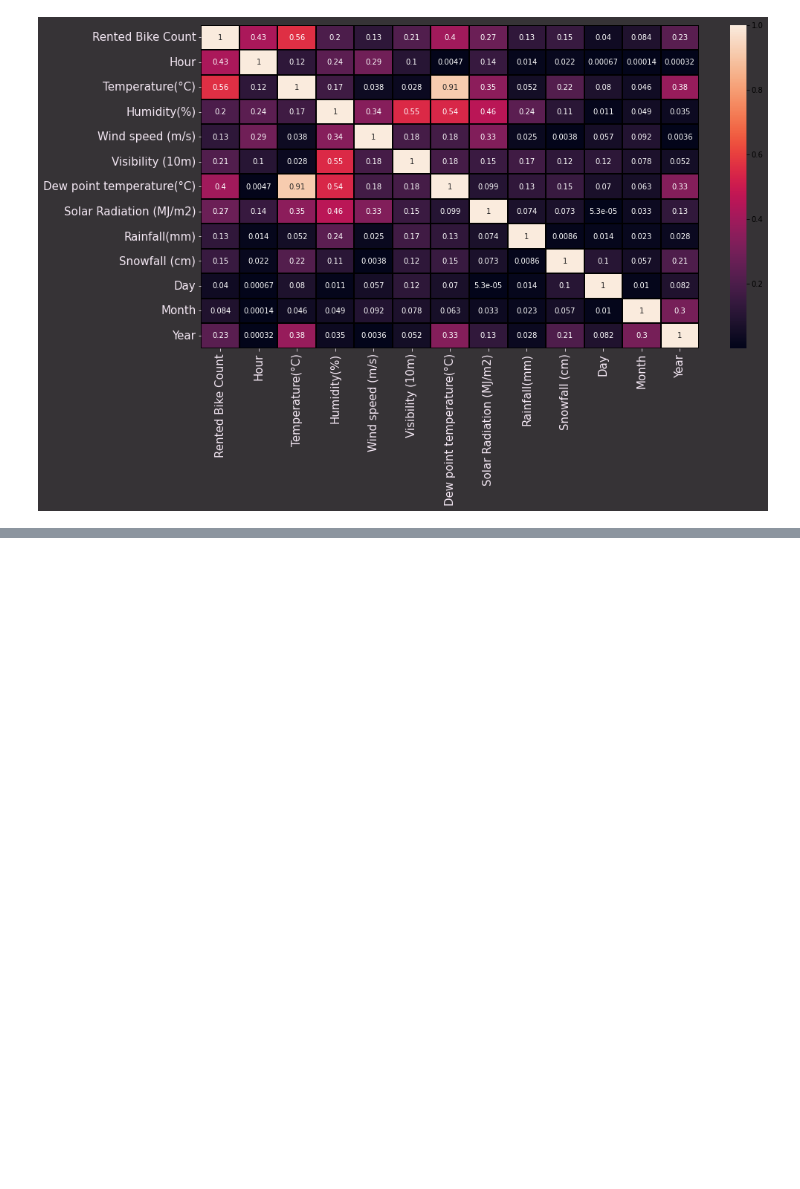
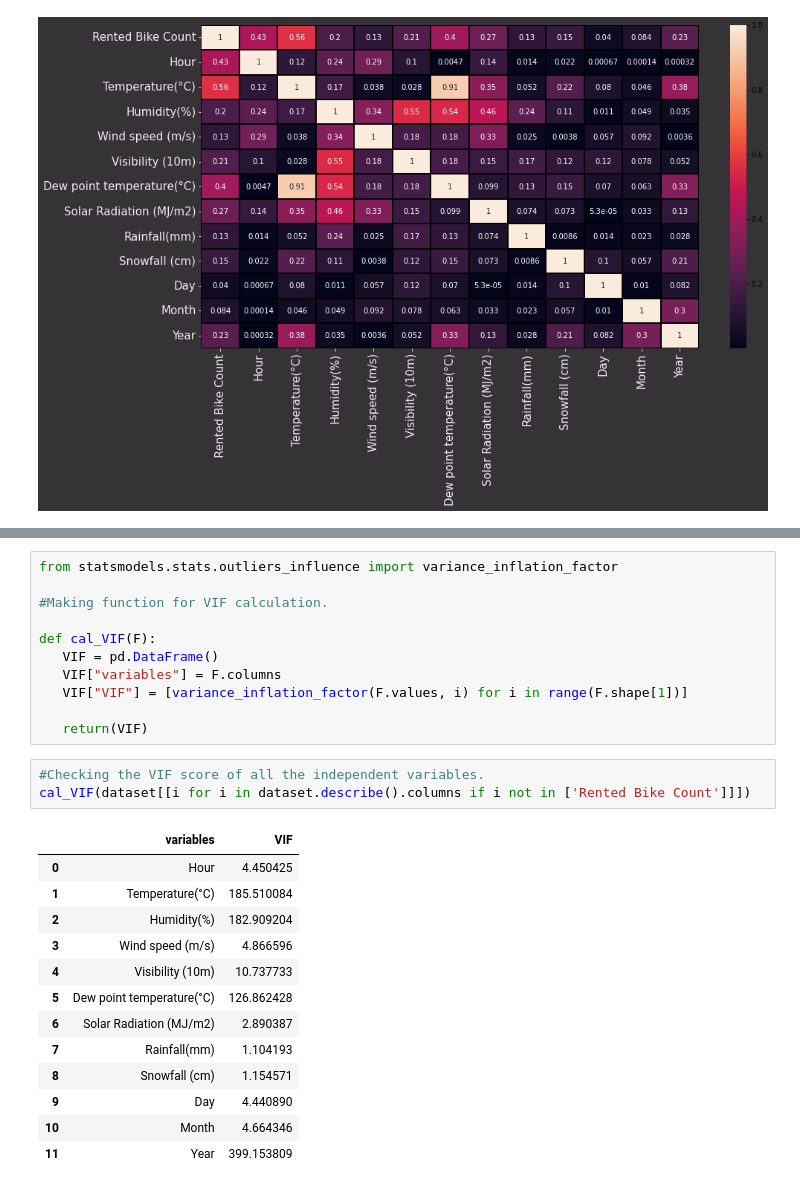
Before and after one commit to NitinYallapurkar/Bike_Sharing_Demand_Prediction, a Jupyter notebook: Bike_Sharing_Demand_Prediction.ipynb, the cells around one changed output, grey strips where cells are left out. Saved outputs shown, nothing was run; the diff lists cells and outputs as text; blank space fills up the shorter version.

```diff
--- a/Bike_Sharing_Demand_Prediction.ipynb
+++ b/Bike_Sharing_Demand_Prediction.ipynb
@@ -444,0 +448,28 @@ ax.tick_params( colors='#F5E9F5',labelsize=15)
+# %%
+from statsmodels.stats.outliers_influence import variance_inflation_factor
+
+#Making function for VIF calculation.
+
+def cal_VIF(F):
+   VIF = pd.DataFrame()
+   VIF["variables"] = F.columns
+   VIF["VIF"] = [variance_inflation_factor(F.values, i) for i in range(F.shape[1])]
+
+   return(VIF)
+# %%
+#Checking the VIF score of all the independent variables.
+cal_VIF(dataset[[i for i in dataset.describe().columns if i not in ['Rented Bike Count']]])
+# %% [output]
+|  | variables | VIF |
+| 0 | Hour | 4.450425 |
+| 1 | Temperature(°C) | 185.510084 |
+| 2 | Humidity(%) | 182.909204 |
+| 3 | Wind speed (m/s) | 4.866596 |
+| 4 | Visibility (10m) | 10.737733 |
+| 5 | Dew point temperature(°C) | 126.862428 |
+| 6 | Solar Radiation (MJ/m2) | 2.890387 |
+| 7 | Rainfall(mm) | 1.104193 |
+| 8 | Snowfall (cm) | 1.154571 |
+| 9 | Day | 4.440890 |
+| 10 | Month | 4.664346 |
+| 11 | Year | 399.153809 |
```
Also changed, not shown: parts of 13 cells of this notebook.
